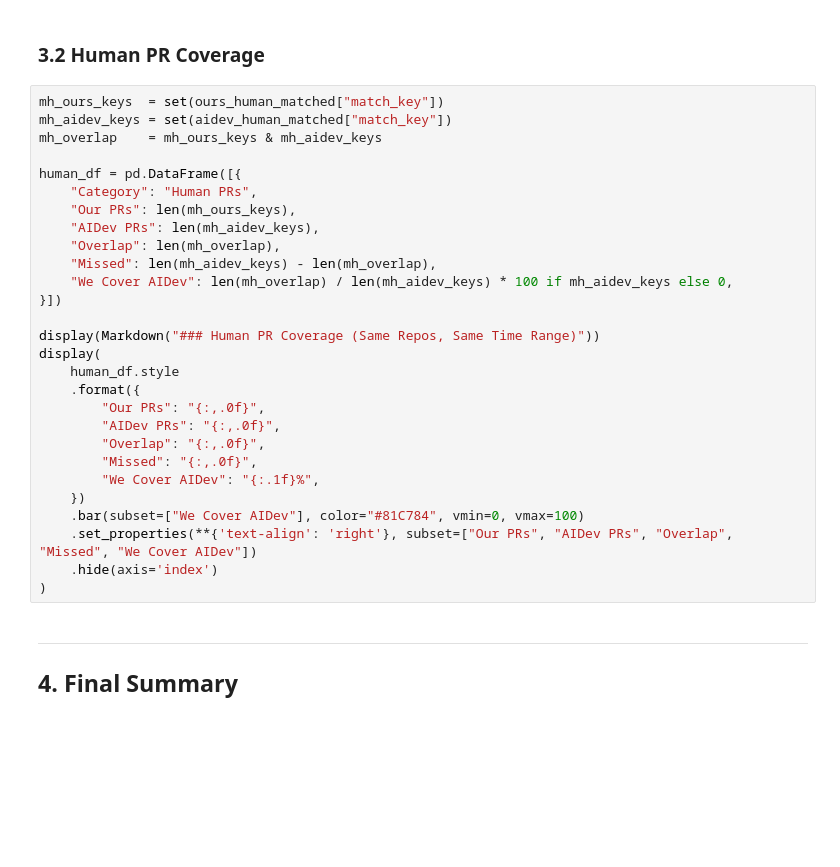
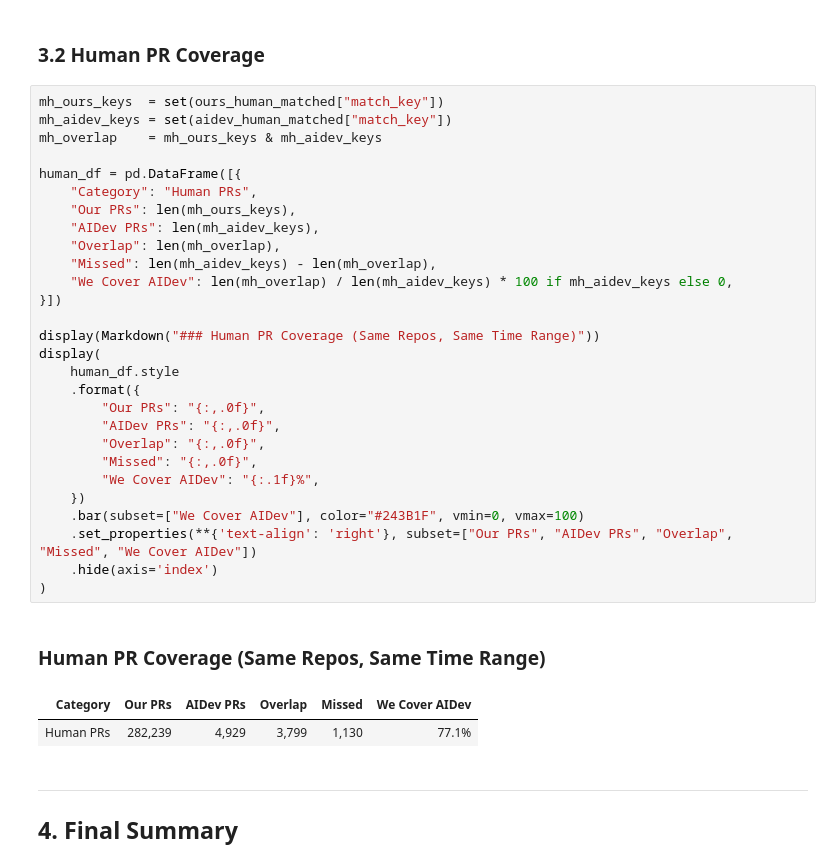
Before and after one commit to mabujadallah/Agentic-PR-A-Large-Scale-Dataset-of-AI-Generated-and-Human-Pull-Requests-on-GitHub, a Jupyter notebook: dataset_comparison_results.ipynb, the cells around one changed output. Saved outputs shown, nothing was run; the diff lists cells and outputs as text; blank space fills up the shorter version.

```diff
--- a/dataset_comparison_results.ipynb
+++ b/dataset_comparison_results.ipynb
@@ -286,31 +326,35 @@ plt.show()
 # %%
 mh_ours_keys  = set(ours_human_matched["match_key"])
 mh_aidev_keys = set(aidev_human_matched["match_key"])
 mh_overlap    = mh_ours_keys & mh_aidev_keys
 
 human_df = pd.DataFrame([{
     "Category": "Human PRs",
     "Our PRs": len(mh_ours_keys),
     "AIDev PRs": len(mh_aidev_keys),
     "Overlap": len(mh_overlap),
     "Missed": len(mh_aidev_keys) - len(mh_overlap),
     "We Cover AIDev": len(mh_overlap) / len(mh_aidev_keys) * 100 if mh_aidev_keys else 0,
 }])
 
 display(Markdown("### Human PR Coverage (Same Repos, Same Time Range)"))
 display(
     human_df.style
     .format({
         "Our PRs": "{:,.0f}",
         "AIDev PRs": "{:,.0f}",
         "Overlap": "{:,.0f}",
         "Missed": "{:,.0f}",
         "We Cover AIDev": "{:.1f}%",
     })
-    .bar(subset=["We Cover AIDev"], color="#81C784", vmin=0, vmax=100)
+    .bar(subset=["We Cover AIDev"], color="#243B1F", vmin=0, vmax=100)
     .set_properties(**{'text-align': 'right'}, subset=["Our PRs", "AIDev PRs", "Overlap", "Missed", "We Cover AIDev"])
     .hide(axis='index')
 )
+# %% [output]
+### Human PR Coverage (Same Repos, Same Time Range)
+| Category | Our PRs | AIDev PRs | Overlap | Missed | We Cover AIDev |
+| Human PRs | 282,239 | 4,929 | 3,799 | 1,130 | 77.1% |
 # %% [markdown]
 ---
 ## 4. Final Summary
```
Also changed, not shown: parts of 12 cells of this notebook, 2 other files.
